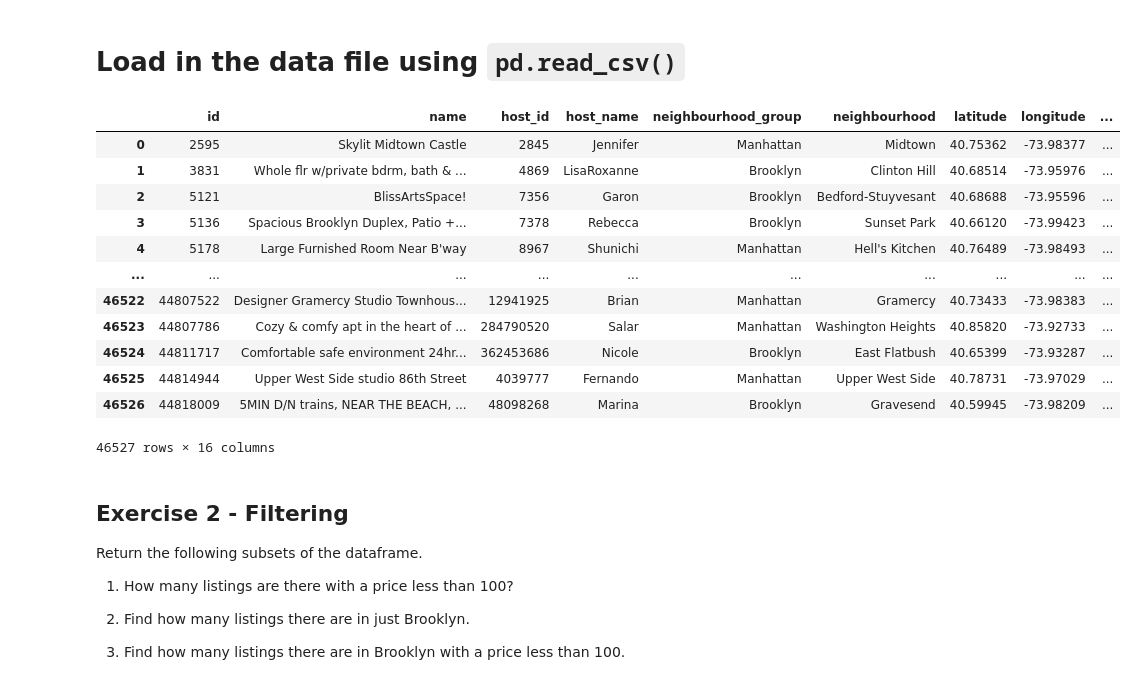
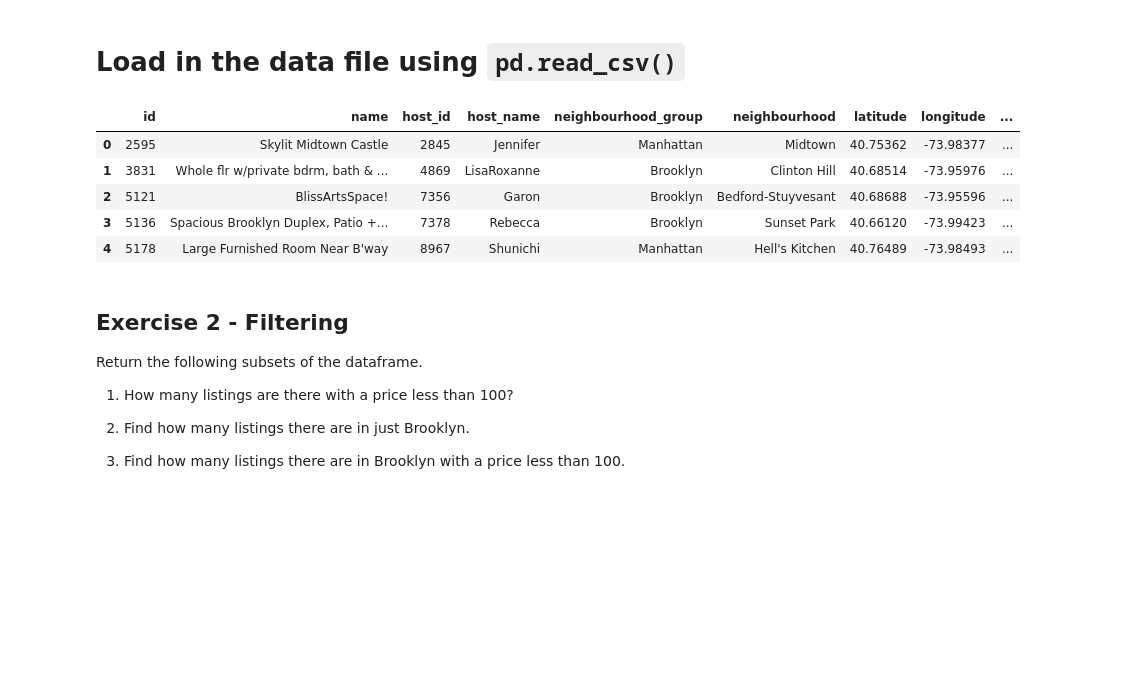
Before and after one commit to H-T0rres/2023-fall-data-science-fridays, a Jupyter notebook: Week-01-Pandas/Exercise-HTR.ipynb, the cells around one changed output. Saved outputs shown, nothing was run; the diff lists cells and outputs as text; code cells hidden in the pictures; blank space fills up the shorter version.

```diff
--- a/Week-01-Pandas/Exercise-HTR.ipynb
+++ b/Week-01-Pandas/Exercise-HTR.ipynb
@@ -16,21 +16,16 @@ import numpy as np
 # Load in the data file using `pd.read_csv()`
 # %%
 # Load data here
-pd.read_csv('data/listings.csv')
+listings = pd.read_csv('data/listings.csv')
+
+listings.head()
 # %% [output]
 |  | id | name | host_id | host_name | neighbourhood_group | neighbourhood | latitude | longitude | ... |
 | 0 | 2595 | Skylit Midtown Castle | 2845 | Jennifer | Manhattan | Midtown | 40.75362 | -73.98377 | ... |
 | 1 | 3831 | Whole flr w/private bdrm, bath & ... | 4869 | LisaRoxanne | Brooklyn | Clinton Hill | 40.68514 | -73.95976 | ... |
 | 2 | 5121 | BlissArtsSpace! | 7356 | Garon | Brooklyn | Bedford-Stuyvesant | 40.68688 | -73.95596 | ... |
 | 3 | 5136 | Spacious Brooklyn Duplex, Patio +... | 7378 | Rebecca | Brooklyn | Sunset Park | 40.66120 | -73.99423 | ... |
 | 4 | 5178 | Large Furnished Room Near B'way | 8967 | Shunichi | Manhattan | Hell's Kitchen | 40.76489 | -73.98493 | ... |
-| ... | ... | ... | ... | ... | ... | ... | ... | ... | ... |
-| 46522 | 44807522 | Designer Gramercy Studio Townhous... | 12941925 | Brian | Manhattan | Gramercy | 40.73433 | -73.98383 | ... |
-| 46523 | 44807786 | Cozy & comfy apt in the heart of ... | 284790520 | Salar | Manhattan | Washington Heights | 40.85820 | -73.92733 | ... |
-| 46524 | 44811717 | Comfortable safe environment 24hr... | 362453686 | Nicole | Brooklyn | East Flatbush | 40.65399 | -73.93287 | ... |
-| 46525 | 44814944 | Upper West Side studio 86th Street | 4039777 | Fernando | Manhattan | Upper West Side | 40.78731 | -73.97029 | ... |
-| 46526 | 44818009 | 5MIN D/N trains, NEAR THE BEACH, ... | 48098268 | Marina | Brooklyn | Gravesend | 40.59945 | -73.98209 | ... |
-46527 rows × 16 columns
 # %% [markdown]
 ## Exercise 2 - Filtering
 
```
Also changed, not shown: parts of 14 cells of this notebook.
